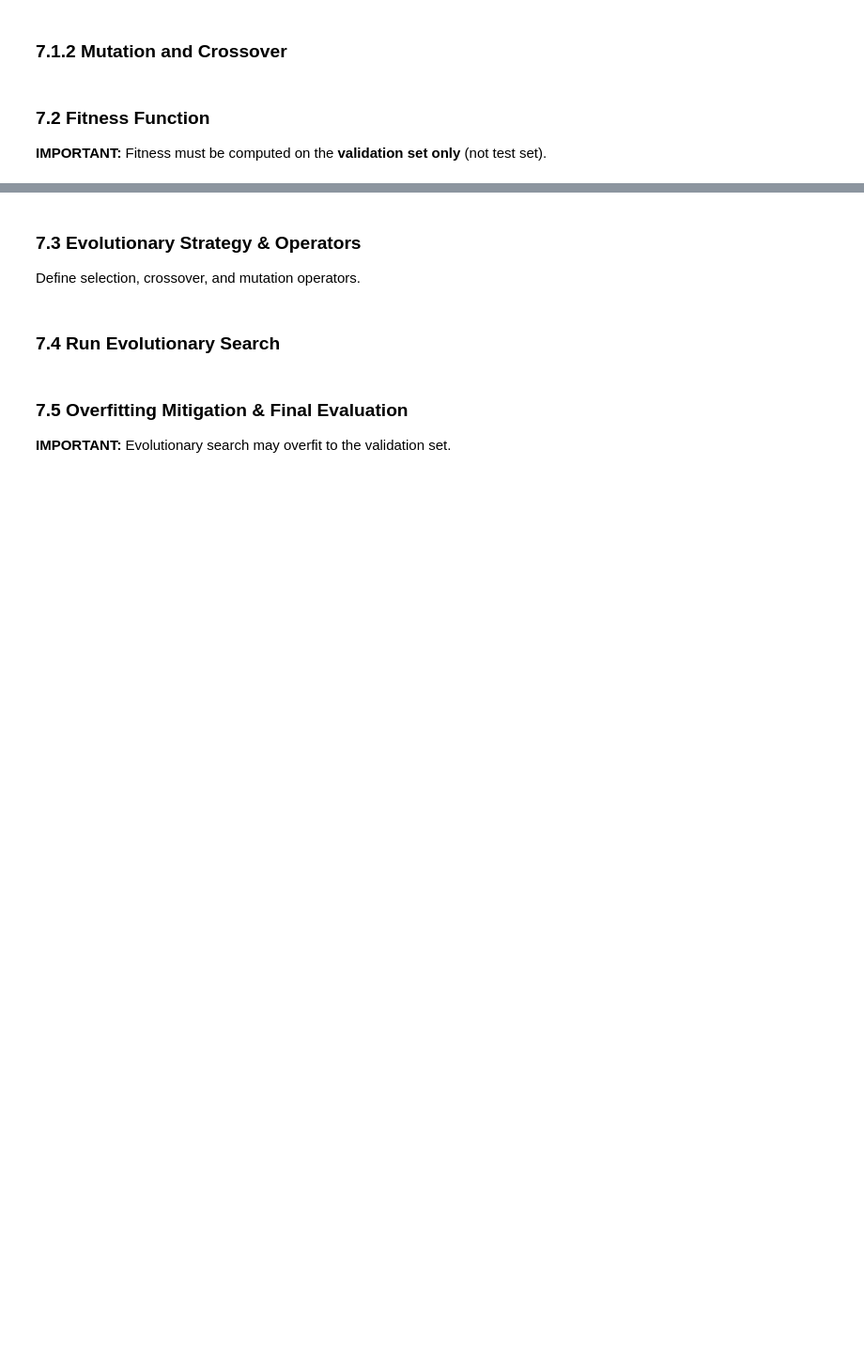
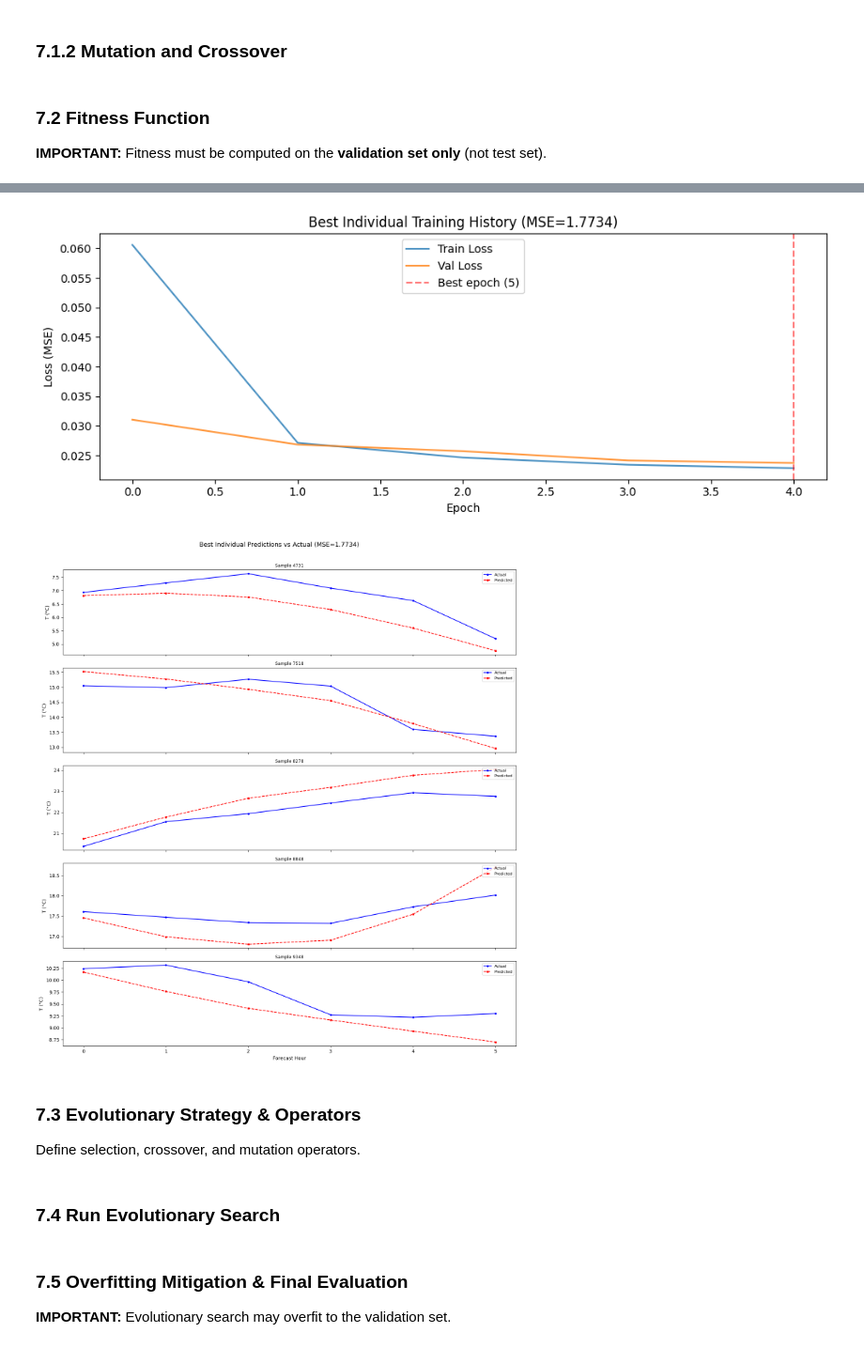
Before and after one commit to dudocas12/Advanced-Time-Series-Forecasting-Optimization-and-Explainability, a Jupyter notebook: main.ipynb, the cells around one changed output, grey strips where cells are left out. Shown at 94% size. Saved outputs shown, nothing was run; the diff lists cells and outputs as text; code cells hidden in the pictures; blank space fills up the shorter version.

Commit message:
New way to show the best models per gen

```diff
--- a/main.ipynb
+++ b/main.ipynb
@@ -890,7 +1017,7 @@ Each individual in the population is represented as a **dictionary**, acting as
 # %%
 def create_individual():
     """Randomly sample a configuration from the search space to create an individual."""
-    individual = {
+    individual = { #random choices for each hyperparameter from the defined search space
         'lookback': np.random.choice(SEARCH_SPACE['lookback']),
         'horizon': np.random.choice(SEARCH_SPACE['horizon']),
         'model_type': np.random.choice(SEARCH_SPACE['model_type']),
@@ -912,14 +1039,15 @@ def create_population(pop_size):
 
 Population = []
 Individual = None
-pop_size = 20
+pop_size = 10
 Population = create_population(pop_size)
 print(f"Created initial population of {len(Population)} individuals.")
 print("Sample individual configuration:")
+print("=" * 30)
 
 
 print(f"{'GENE':<20} | {'VALUE':<15}")
 print("-" * 38)
-for gene, value in Population[0].items():
-    print(f"{gene:<20} | {str(value):<15}")
+for key, value in Population[0].items():
+    print(f"{key:<20} | {str(value):<15}")
 # %% [output]
@@ -956,15 +1085,3 @@ def mutate(individual, mutation_rate=0.1):
             elif gene in ['learning_rate']:
                 individual[gene] = np.random.choice(SEARCH_SPACE[gene])
     return individual
-
-def crossover(parent1, parent2):
-    """Create a child individual by crossing over genes from two parents."""
-    child = {}
-    for gene in parent1.keys():
-        child[gene] = parent1[gene] if np.random.rand() < 0.5 else parent2[gene]
-    return child
-
-def select_parents(population, fitnesses, num_parents=10):
-    """Select individuals from the population based on fitness (lower is better)."""
-    selected_indices = np.argsort(fitnesses)[:num_parents]
-    return [population[i] for i in selected_indices]
@@ -971,3 +1136,19 @@ def select_parents(population, fitnesses, num_parents=10):
+# %%
+def select_parents(population, fitnesses, num_parents=10):
+    """
+    Selects parents using Tournament Selection, based ONLY on MSE.
+    The goal is to minimize the error. Inference time is ignored in selection.
+    """
+    selected = []
+    for _ in range(num_parents):
+        # Choose 5 random individuals for the tournament
+        tournament = np.random.choice(len(population), size=5, replace=False)
+        tournament_fitnesses = [fitnesses[i] for i in tournament]
+
+        # The winner is strictly the one with the LOWEST MSE (argmin)
+        winner_idx = tournament[np.argmin(tournament_fitnesses)]
+        selected.append(population[winner_idx])
+    return selected
 # %% [markdown]
 ### 7.2 Fitness Function
 
@@ -1214,3 +1462,14 @@ Best individual parameters saved to models/best_individual_params.txt
+# %%
+# plots for the best individual
+best_fitness = best_overall_tuple[1][0]
+best_history = best_overall_tuple[1][3]
+best_y_true = best_overall_tuple[1][5]
+best_y_pred = best_overall_tuple[1][6]
+plot_training_history(best_history, title=f"Best Individual Training History (MSE={best_fitness:.4f})")
+plot_predictions(best_y_true, best_y_pred, title=f"Best Individual Predictions vs Actual (MSE={best_fitness:.4f})", n_samples=5)
+# %% [output]
+[figure, added]
+[figure, added]
 # %% [markdown]
 ### 7.3 Evolutionary Strategy & Operators
 
```
Also changed, not shown: parts of 28 cells of this notebook.
